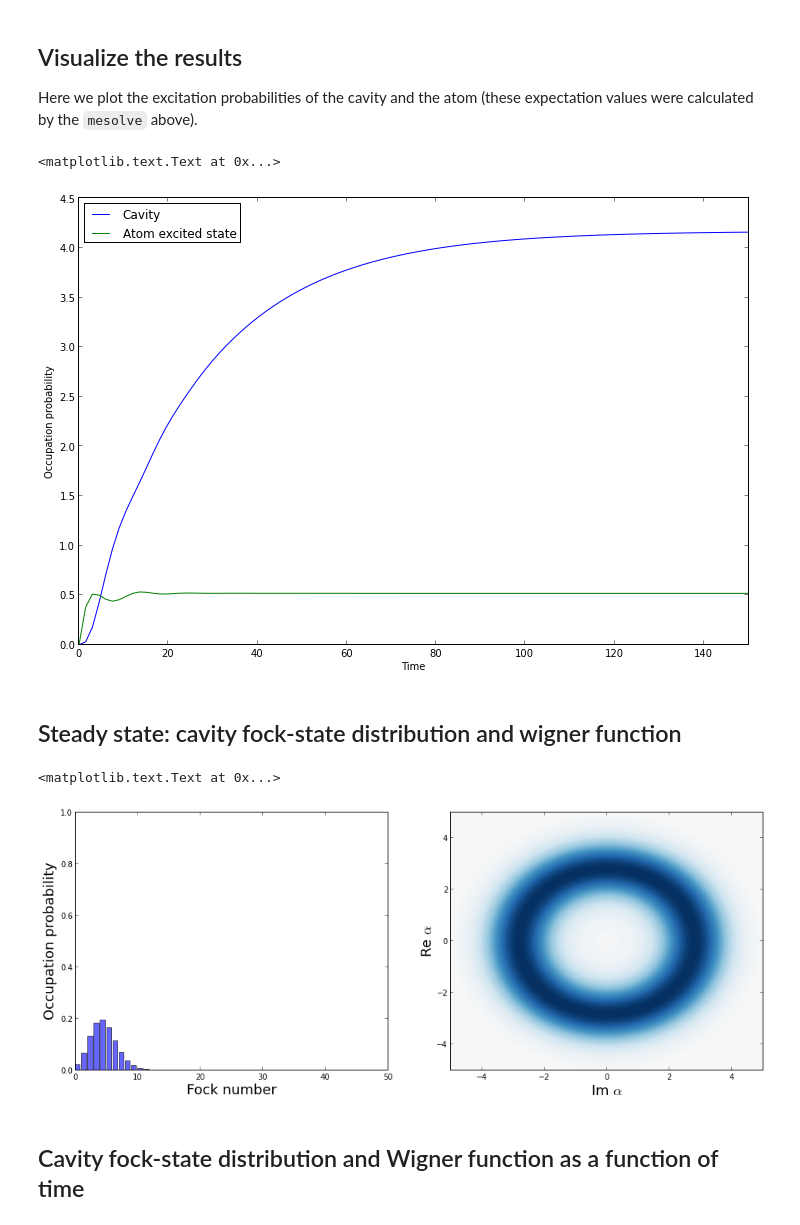
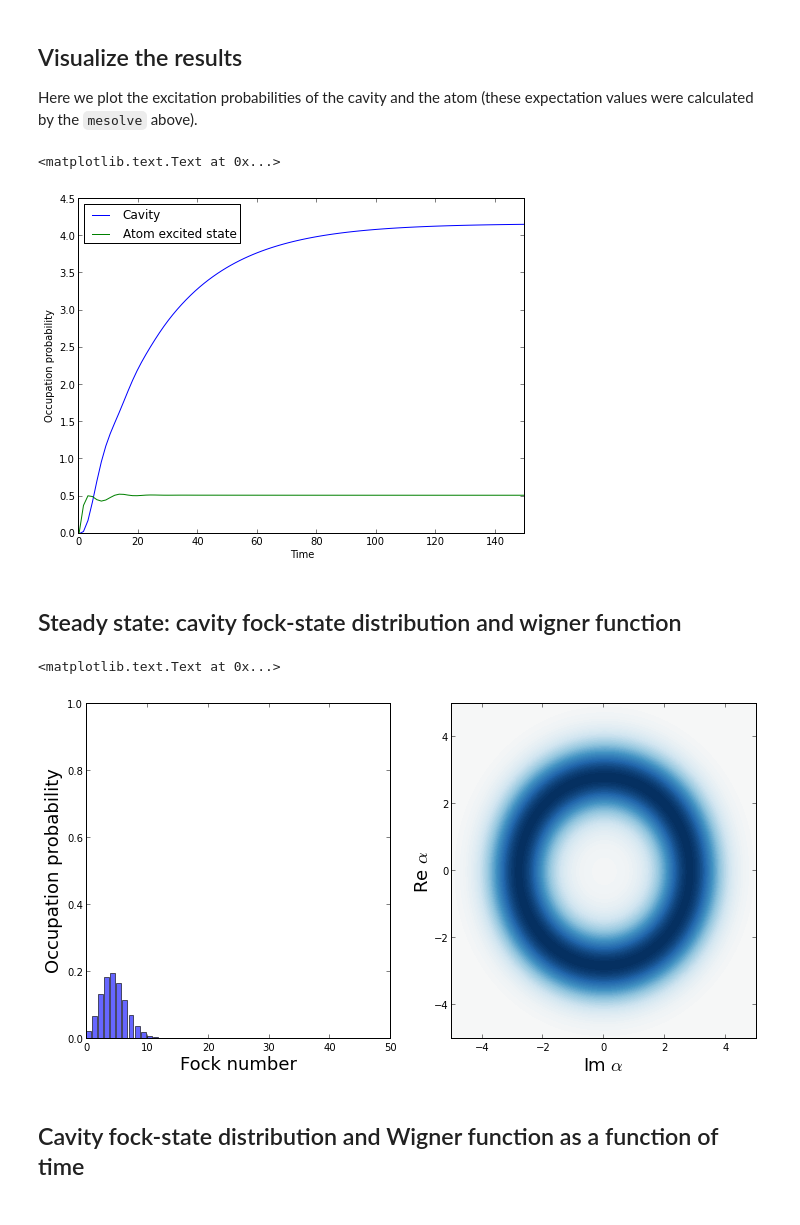
Before and after one commit to jrjohansson/qutip-lectures, a Jupyter notebook: Lecture-2B-Single-Atom-Lasing.ipynb, the cells around one changed output. Saved outputs shown, nothing was run; the diff lists cells and outputs as text; code cells hidden in the pictures.

```diff
--- a/Lecture-2B-Single-Atom-Lasing.ipynb
+++ b/Lecture-2B-Single-Atom-Lasing.ipynb
@@ -120,24 +127,24 @@ Here we plot the excitation probabilities of the cavity and the atom (these expe
 # %%
 n_c = output.expect[0]
 n_a = output.expect[1]
 
-fig, axes = subplots(1, 1, sharex=True, figsize=(12,8))
+fig, axes = subplots(1, 1, figsize=(8,6))
 
 axes.plot(tlist, n_c, label="Cavity")
 axes.plot(tlist, n_a, label="Atom excited state")
 axes.set_xlim(0, 150)
 axes.legend(loc=0)
 axes.set_xlabel('Time')
 axes.set_ylabel('Occupation probability')
 # %% [output]
 <matplotlib.text.Text at 0x...>
-[figure, old version]
+[figure, new version]
 # %% [markdown]
 ## Steady state: cavity fock-state distribution and wigner function
 # %%
 rho_ss = steadystate(H, c_ops)
 # %%
-fig, axes = subplots(1, 2, figsize=(16,6))
+fig, axes = subplots(1, 2, figsize=(12,6))
 
 xvec = linspace(-5,5,200)
 
@@ -156,7 +163,7 @@ axes[0].set_xlabel('Fock number', fontsize=18)
 axes[0].set_ylabel('Occupation probability', fontsize=18)
 # %% [output]
 <matplotlib.text.Text at 0x...>
-[figure, old version]
+[figure, new version]
 # %% [markdown]
 ## Cavity fock-state distribution and Wigner function as a function of time
 # %%
```
Also changed, not shown: parts of 5 cells of this notebook, 13 other files.
